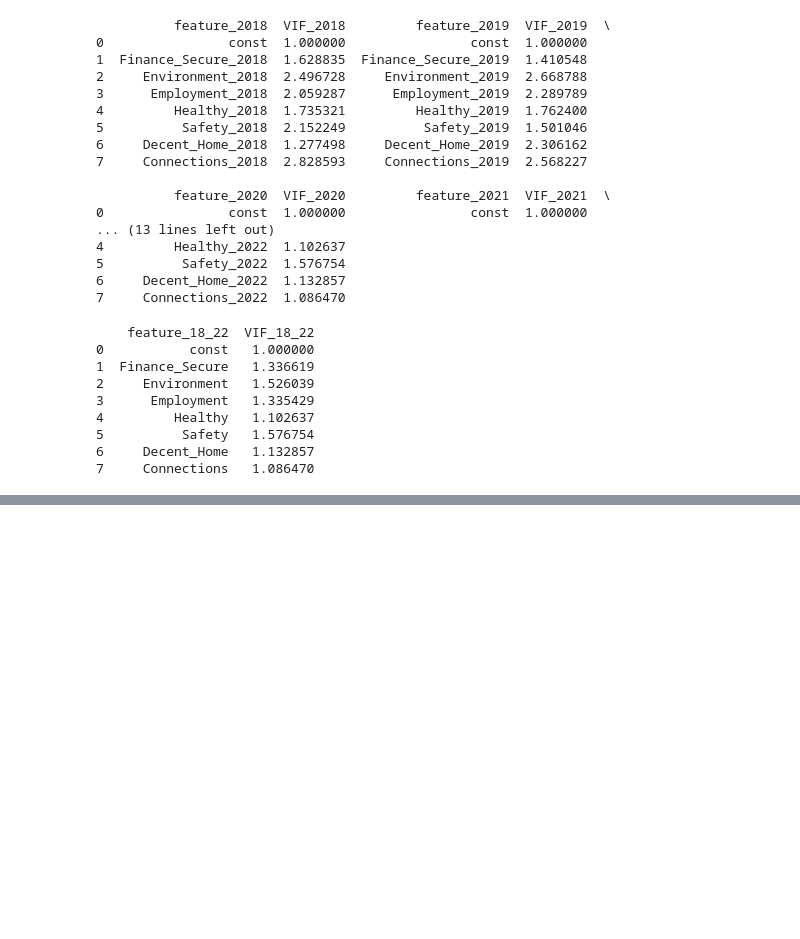
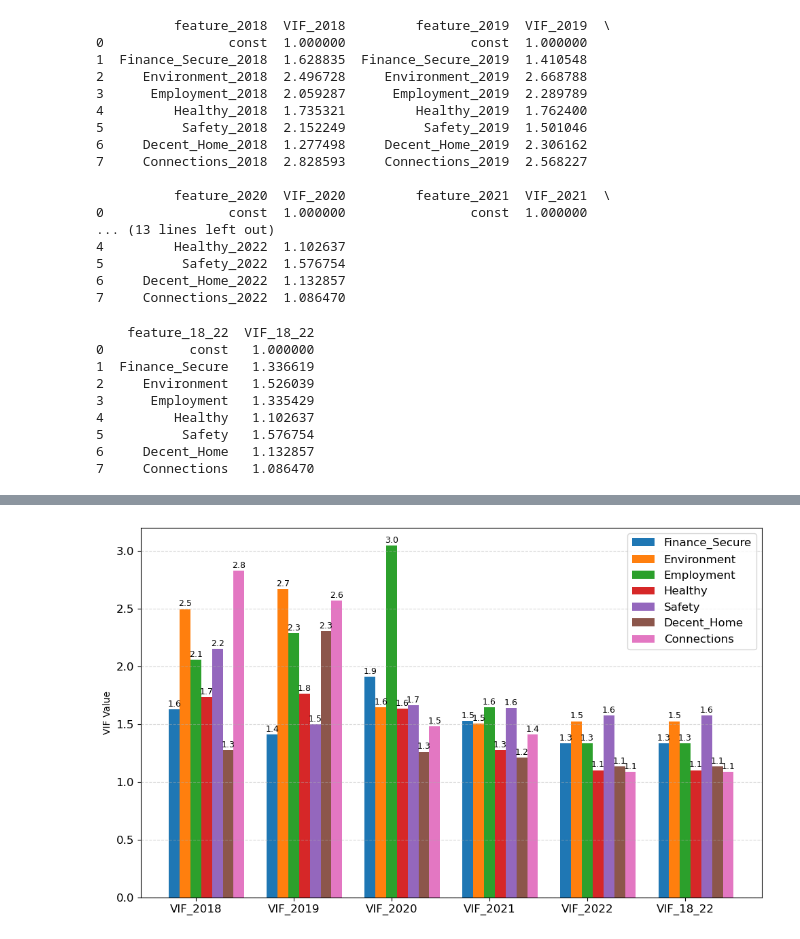
Before and after one commit to BohaoSuCC/CASA0007A2QMBohaoSu, a Jupyter notebook: Step3VIFforMulticollinearity.ipynb, the cells around one changed output, grey strips where cells are left out. Drawn from its saved outputs; the diff is of its cells as text; code cells hidden in the pictures; blank space fills up the shorter version.

```diff
--- a/Step3VIFforMulticollinearity.ipynb
+++ b/Step3VIFforMulticollinearity.ipynb
@@ -103,3 +103,18 @@ merged_vif_data.to_csv(os.path.join("AnalysisResult","Merged_VIF_results_18_22.c
 5          Safety   1.576754
 6     Decent_Home   1.132857
 7     Connections   1.086470
+# %%
+VIF_summary = pd.DataFrame()
+VIF_summary['VIF_2018'] = vif_data['VIF_2018']
+VIF_summary['VIF_2019'] = vif_data['VIF_2019']
+VIF_summary['VIF_2020'] = vif_data['VIF_2020']
+VIF_summary['VIF_2021'] = vif_data['VIF_2021']
+VIF_summary['VIF_2022'] = vif_data['VIF_2022']
+VIF_summary['VIF_18_22'] = merged_vif_data['VIF_18_22']
+# %%
+# drop the constant row
+VIF_summary.drop(0,axis=0, inplace=True)
+# %%
+VIF_summary = VIF_summary.rename(index={1:'Finance_Secure', 2:'Environment', 3:'Employment', 4:'Healthy', 5:'Safety', 6:'Decent_Home', 7:'Connections'})
+# %%
+VIF_summary_trans = VIF_summary.transpose()
@@ -105,0 +131,45 @@ merged_vif_data.to_csv(os.path.join("AnalysisResult","Merged_VIF_results_18_22.c
+# %%
+# 绘制多主体柱状图
+fig, ax = plt.subplots(figsize=(10, 6))
+
+# 设置柱状图的宽度
+bar_width = 0.11
+
+
+# 创建一个列表来保存每个主体的位置
+x = range(len(VIF_summary_trans.index))
+
+# 绘制网格线并设置透明度
+ax.grid(axis='y', linestyle='--', alpha=0.7)
+
+# 绘制每个主体的柱状图并标注数据
+for i, col in enumerate(VIF_summary_trans.columns):
+    bars = ax.bar([pos + i * bar_width for pos in x], VIF_summary_trans[col], width=bar_width, label=col)
+    for bar in bars:
+        height = bar.get_height()
+        ax.annotate(f'{height:.1f}',  # 标注的数据，保留一位小数
+                    xy=(bar.get_x() + bar.get_width() / 2, height),  # 标注的位置
+                    xytext=(0, 3),  # 文本标签的偏移量
+                    textcoords="offset points",
+                    ha='center',  # 水平对齐方式
+                    fontsize=9,  # 文本标签字体大小
+                    )
+
+
+# 设置X轴标签
+ax.set_xticks([pos + 2 * bar_width for pos in x])
+ax.set_xticklabels(VIF_summary_trans.index)
+
+# 添加图例
+ax.legend(fontsize=12)
+
+# 添加标题和标签
+plt.ylabel('VIF Value')
+plt.yticks(size=12)
+plt.xticks(size=12)
+# 显示图表
+plt.tight_layout()
+plt.savefig(os.path.join("images","VIF_summary18-22.png"),bbox_inches='tight')
+plt.show()
+# %% [output]
+[figure, added]
```
Also changed, not shown: parts of 1 cell of this notebook, 3 other files.
